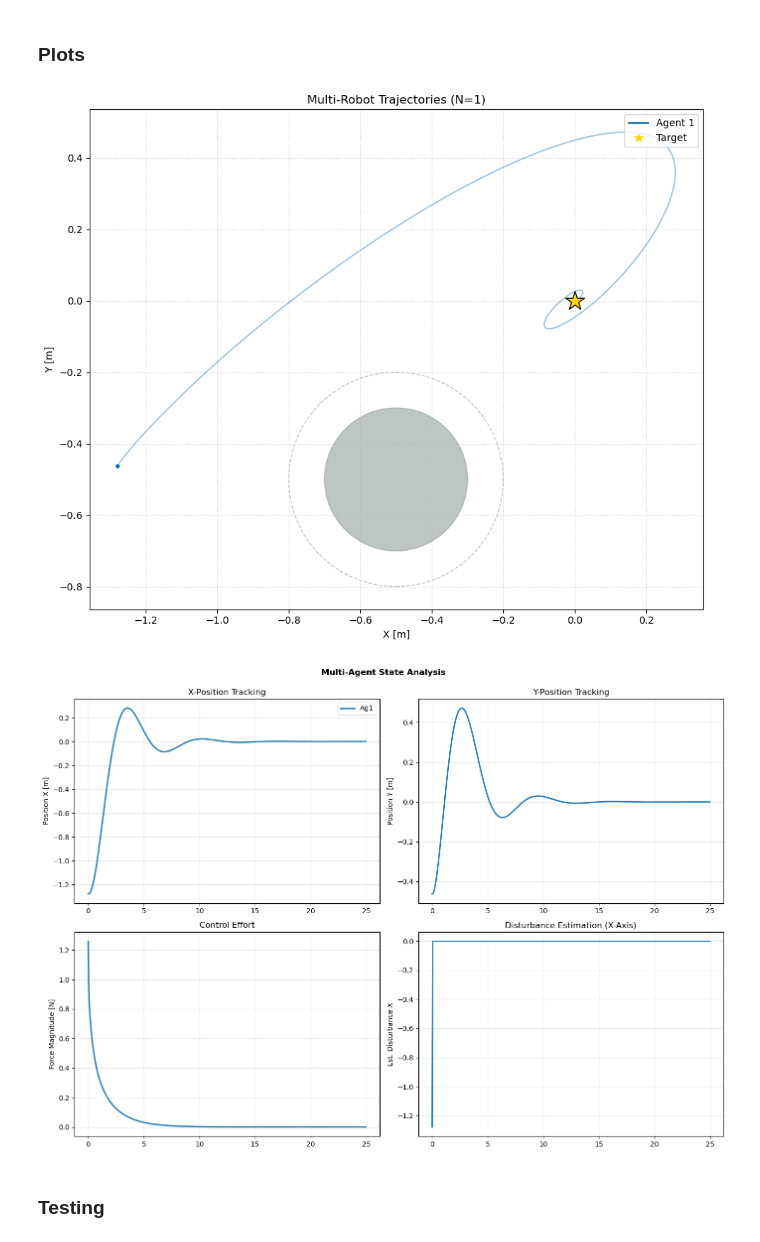
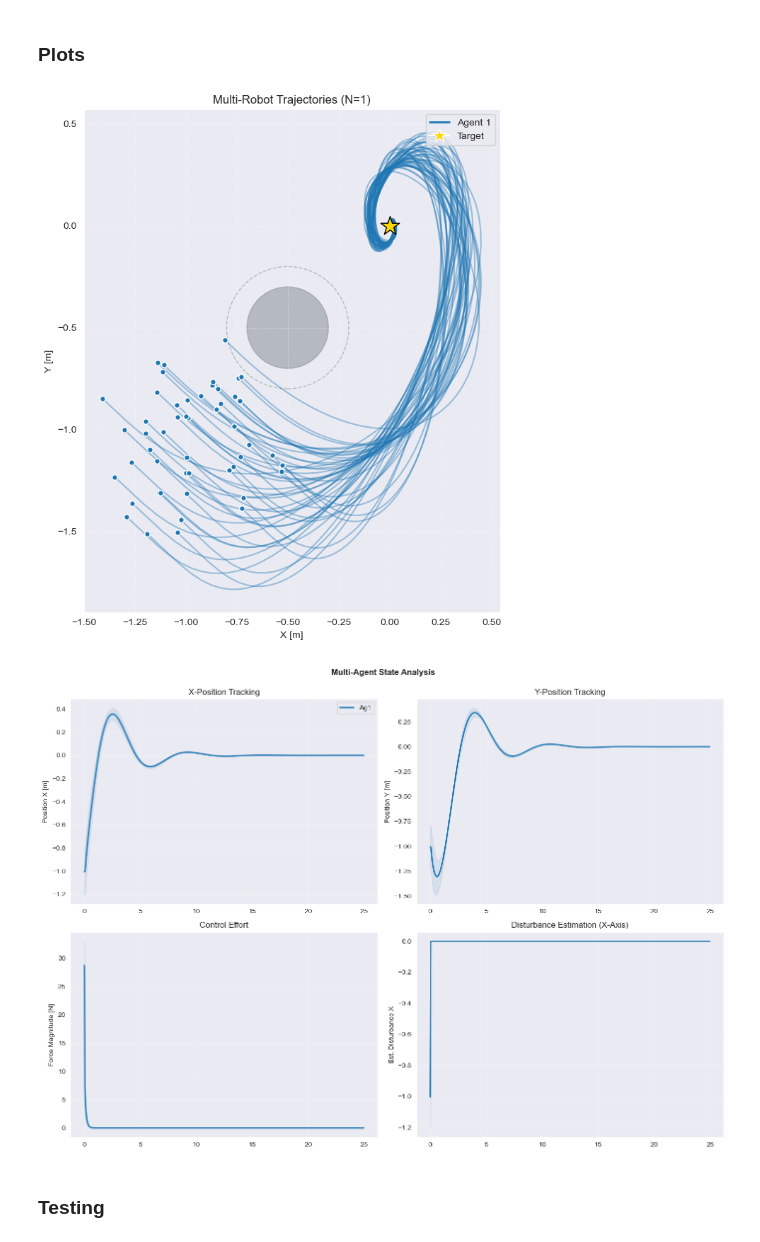
Before and after one commit to laurameroi/Conformal_PB, a Jupyter notebook: main.ipynb, the cells around one changed output. Drawn from its saved outputs; the diff is of its cells as text; code cells hidden in the pictures.

```diff
--- a/main.ipynb
+++ b/main.ipynb
@@ -112,15 +126,15 @@ test_loader = DataLoader(test_dataset, batch_size=batch_size, shuffle=False)
 ## Simulator, nominal model and stabilizing controller
 # %%
 #Open loop real plant (unknown)
-sim_OL_plant = RobotPlant(b = b_sim, b2 = b2_sim, m = m_sim, n_agents = n_agents)
+sim_OL_plant = RobotPlant(b = b_sim, b2 = b2_sim, m = m_sim, n_agents = n_agents).to(device)
 #Open loop nominal model
-nominal_OL_plant = RobotPlant(b = b_nom, b2 = b2_nom, m = m_nom, n_agents = n_agents)
+nominal_OL_plant = RobotPlant(b = b_nom, b2 = b2_nom, m = m_nom, n_agents = n_agents).to(device)
 #Proportional controller
-base_controller = ProportionalController(kp = kp, n_agents = n_agents)
+base_controller = ProportionalController(kp = kp, n_agents = n_agents).to(device)
 #Stabilized real plant (closed loop of real plant and base controller) (unknown)
-f_sim = StabilizedRobot(sim_OL_plant, base_controller)
+f_sim = StabilizedRobot(sim_OL_plant, base_controller).to(device)
 #Stabilized nominal model (closed loop of nominal model and base controller) (I could use a different controller as long as this is a stable closed loop or if I use the base controller of the real plant I have to make sure it stabilizes my model as well)
-f_nom = StabilizedRobot(nominal_OL_plant, base_controller)
+f_nom = StabilizedRobot(nominal_OL_plant, base_controller).to(device)
 
 #Freeze the physics/nominal models
 for param in f_sim.parameters():
@@ -144,10 +158,10 @@ plot_trajectories(traj_y_real)
 ### Define simulated model
 # %%
 #Ren
-ren = ContractiveREN(dim_in=state_dim*n_agents, dim_out=input_dim*n_agents, dim_internal=dim_internal, dim_nl=dim_nl, initialization_std=initialization_std)
+ren = ContractiveREN(dim_in=state_dim*n_agents, dim_out=input_dim*n_agents, dim_internal=dim_internal, dim_nl=dim_nl, initialization_std=initialization_std).to(device)
 
 #Closed loop of Performance boosting controller and simulator of closed loop
-PB_closed_loop_sim = PBClosedLoop(ren, f_sim, f_nom)
+PB_closed_loop_sim = PBClosedLoop(ren, f_sim, f_nom).to(device)
 # %% [markdown]
 ### Training loop
 # %%
@@ -160,9 +174,6 @@ loss_fn.to(device) #Moves Q, R, target, and obstacles to GPU
 optimizer = torch.optim.Adam(PB_closed_loop_sim.parameters(), lr=lr)
 
 # Lists to store history for plotting
-all_traj_x_train = []
-all_traj_u_train = []
-all_traj_w_hat_train = []
 train_losses = []
 all_traj_x_val= []
 all_traj_u_val = []
@@ -201,11 +212,6 @@ for epoch in range(num_epochs):
 
         total_train_loss += loss.item()
 
-        #Store Trajectories for Plotting
-        all_traj_x_train.append(traj_x_train.detach().cpu())
-        all_traj_u_train.append(traj_u_train.detach().cpu())
-        all_traj_w_hat_train.append(traj_w_hat_train.detach().cpu())
-
     # Compute average training loss for this epoch
     avg_train_loss = total_train_loss / len(train_loader) if len(train_loader) > 0 else 0
     train_losses.append(avg_train_loss)
@@ -225,11 +231,6 @@ for epoch in range(num_epochs):
             val_loss, _, _, _ = loss_fn(traj_x_val, traj_u_val)
             total_val_loss += val_loss.item()
 
-            #Store Trajectories for Plotting
-            all_traj_x_val.append(traj_x_val.detach().cpu())
-            all_traj_u_val.append(traj_u_val.detach().cpu())
-            all_traj_w_hat_val.append(traj_w_hat_val.detach().cpu())
-
     # Compute average validation loss
     avg_val_loss = total_val_loss / len(val_loader) if len(val_loader) > 0 else 0
     val_losses.append(avg_val_loss)
@@ -244,16 +245,6 @@ for epoch in range(num_epochs):
           f"Val Loss: {avg_val_loss:.4f} | "
           f"Time: {epoch_duration:.2f}s (Total: {elapsed_time:.2f} sec)")
 
-# Concatenate all batches into single tensors for easy indexing
-# Shape: [Total_Test_Samples, Time_Steps, State_Dim]
-all_traj_x_train = torch.cat(all_traj_x_train, dim=0)
-all_traj_u_train = torch.cat(all_traj_u_train, dim=0)
-all_traj_w_hat_train = torch.cat(all_traj_w_hat_train, dim=0)
-
-all_traj_x_val = torch.cat(all_traj_x_val, dim=0)
-all_traj_u_val = torch.cat(all_traj_u_val, dim=0)
-all_traj_w_hat_val = torch.cat(all_traj_w_hat_val, dim=0)
-
 # --- PLOTTING ---
 plt.figure(figsize=(10, 5))
 plt.plot(train_losses, label='Training Loss', color='blue')
@@ -281,17 +278,17 @@ Epoch 10/10 | Train Loss: 0.6597 | Val Loss: 0.9204 | Time: 1.81s (Total: 18.54
 ### Plots
 # %%
 plot_pb_trajectories(
-    traj_x=traj_x_train,
-    traj_u=traj_u_train,
-    traj_w_hat=traj_w_hat_train,
+    traj_x=traj_x_val,
+    traj_u=traj_u_val,
+    traj_w_hat=traj_w_hat_val,
     x_target=x_target,
     obs_centers=obs_centers,
     obs_sigma=obs_sigmas,
     dt=dt
 )
 # %% [output]
-[figure, old version]
+[figure, new version]
-[figure, old version]
+[figure, new version]
 # %% [markdown]
 ### Testing
 # %%
```
Also changed, not shown: parts of 9 cells of this notebook, 2 other files.
